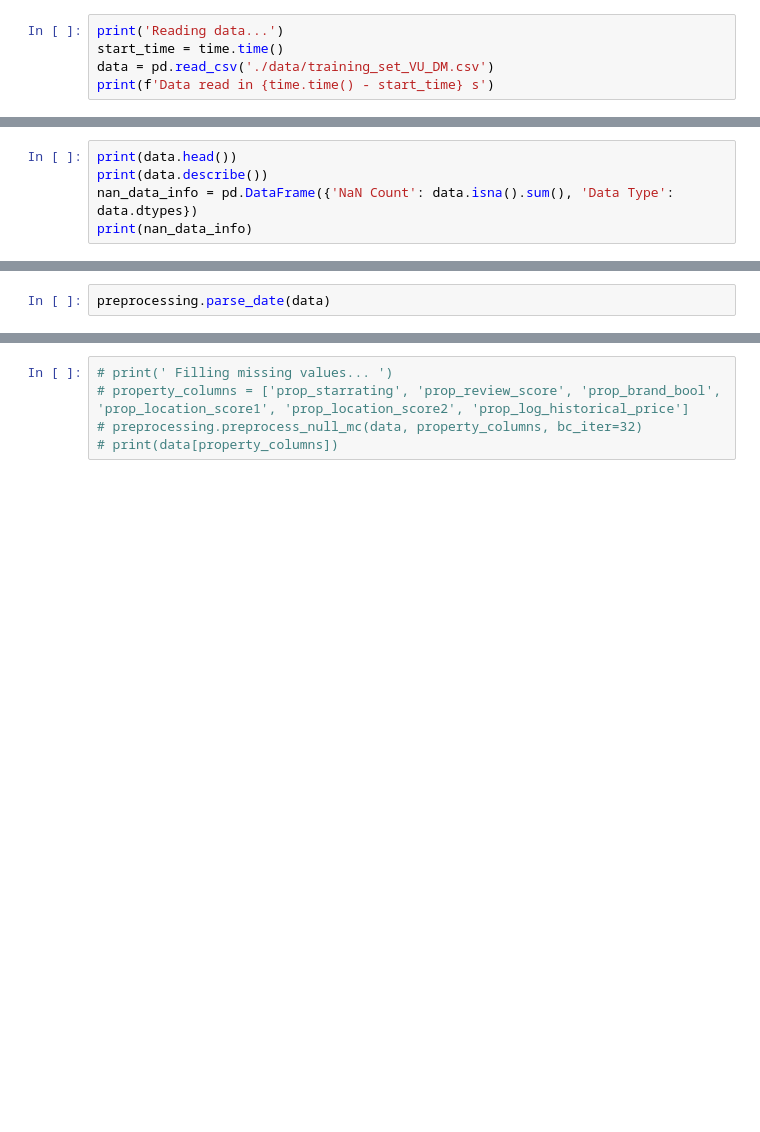
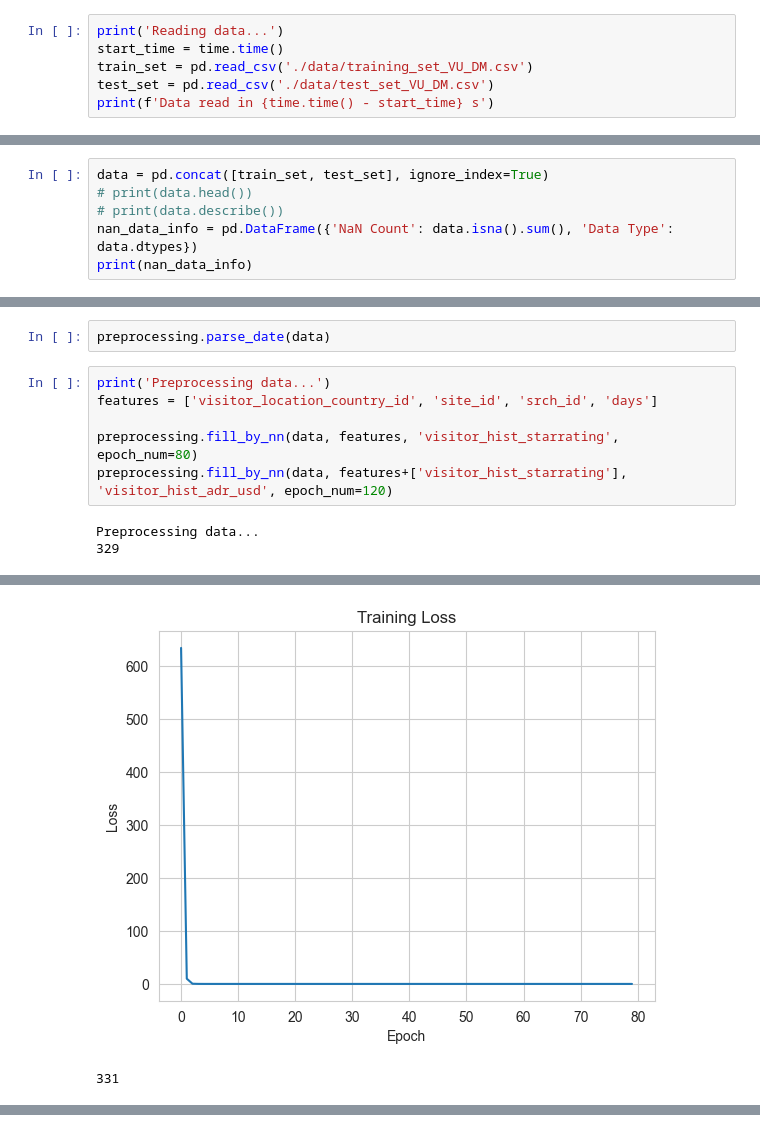
Before and after one commit to montpelllier/VU-DMT-A2, a Jupyter notebook: EDA.ipynb, the cells around one changed output, grey strips where cells are left out. Saved outputs shown, nothing was run; the diff lists cells and outputs as text; blank space fills up the shorter version.

```diff
--- a/EDA.ipynb
+++ b/EDA.ipynb
@@ -10,7 +9,8 @@ from sklearn.impute import *
 # %%
 print('Reading data...')
 start_time = time.time()
-data = pd.read_csv('./data/training_set_VU_DM.csv')
+train_set = pd.read_csv('./data/training_set_VU_DM.csv')
+test_set = pd.read_csv('./data/test_set_VU_DM.csv')
 print(f'Data read in {time.time() - start_time} s')
 # %% [output]
 Reading data...
@@ -18,6 +18,7 @@ Data read in 12.005536317825317 s
 # %%
-print(data.head())
-print(data.describe())
+data = pd.concat([train_set, test_set], ignore_index=True)
+# print(data.head())
+# print(data.describe())
 nan_data_info = pd.DataFrame({'NaN Count': data.isna().sum(), 'Data Type': data.dtypes})
 print(nan_data_info)
 # %% [output]
@@ -41,2 +42,11 @@ booking_bool                         0     int64
+# %%
+preprocessing.parse_date(data)
 # %%
-preprocessing.parse_date(data)
+print('Preprocessing data...')
+features = ['visitor_location_country_id', 'site_id', 'srch_id', 'days']
+
+preprocessing.fill_by_nn(data, features, 'visitor_hist_starrating', epoch_num=80)
+preprocessing.fill_by_nn(data, features+['visitor_hist_starrating'], 'visitor_hist_adr_usd', epoch_num=120)
+# %% [output]
+Preprocessing data...
+329
@@ -42,0 +61,2 @@ preprocessing.parse_date(data)
+[figure, added]
+331
@@ -43,7 +76,2 @@ preprocessing.parse_date(data)
-# %%
-# print(' Filling missing values... ')
-# property_columns = ['prop_starrating', 'prop_review_score', 'prop_brand_bool', 'prop_location_score1', 'prop_location_score2', 'prop_log_historical_price']
-# preprocessing.preprocess_null_mc(data, property_columns, bc_iter=32)
-# print(data[property_columns])
 # %%
 print(data.prop_review_score.isnull().sum())
```
Also changed, not shown: parts of 18 cells of this notebook, 2 other files.
